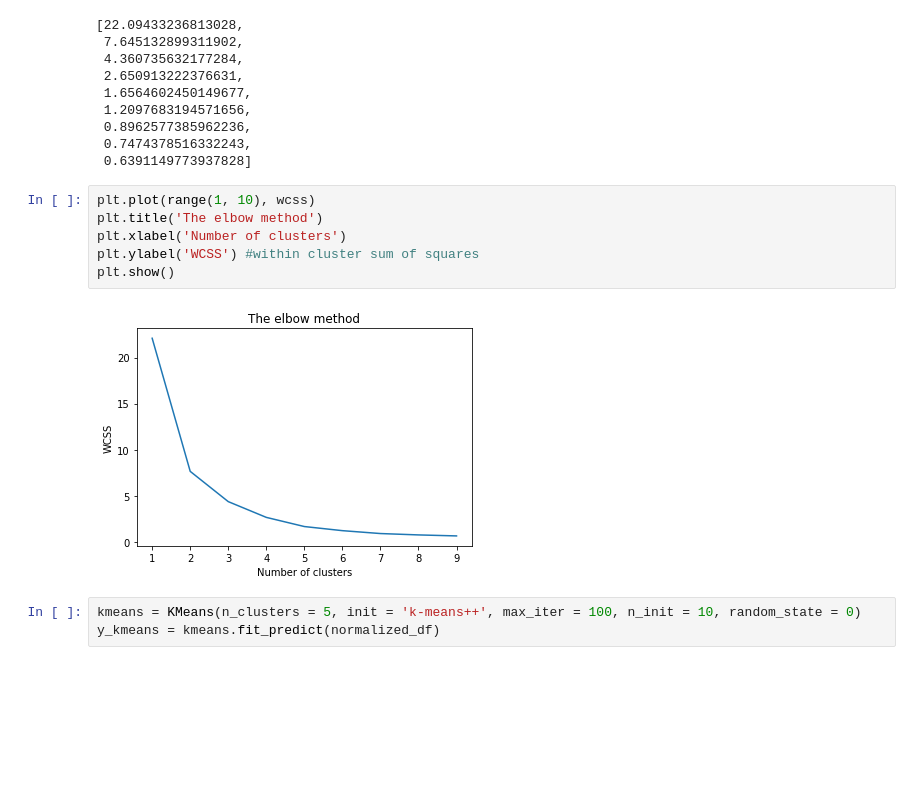
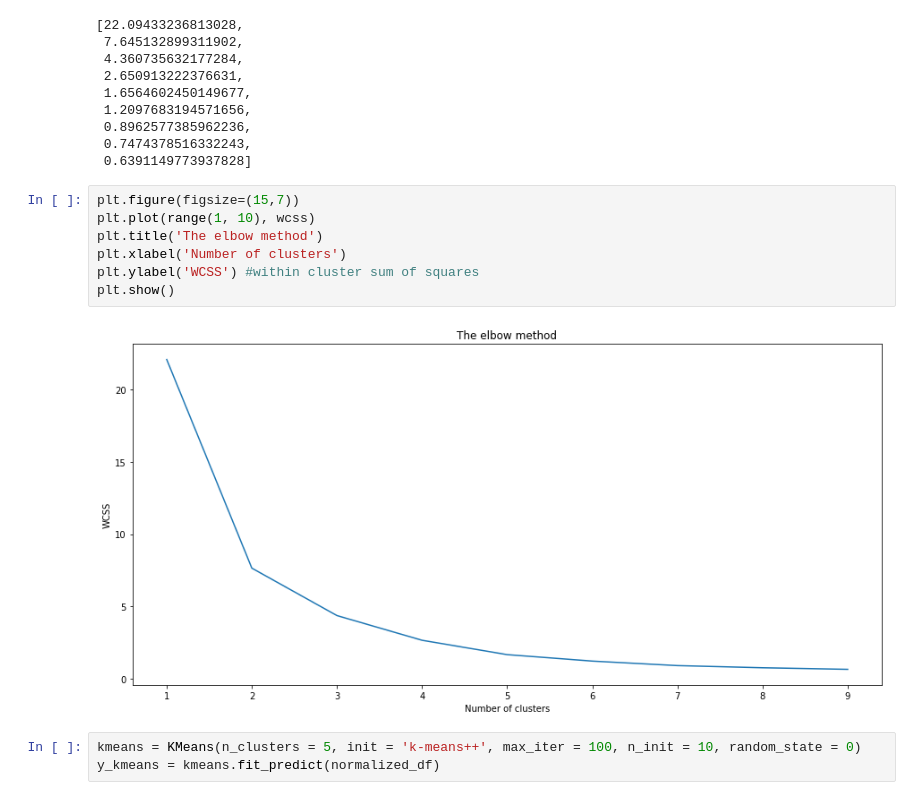
Before and after one commit to puneethegde72/Cluster-and-Fitting, a Jupyter notebook: Cluster and Fitting .ipynb, the cells around one changed output. Drawn from its saved outputs; the diff is of its cells as text; blank space fills up the shorter version.

```diff
--- a/Cluster and Fitting .ipynb
+++ b/Cluster and Fitting .ipynb
@@ -147,13 +147,14 @@ wcss
  0.7474378516332243,
  0.6391149773937828]
 # %%
+plt.figure(figsize=(15,7))
 plt.plot(range(1, 10), wcss)
 plt.title('The elbow method')
 plt.xlabel('Number of clusters')
 plt.ylabel('WCSS') #within cluster sum of squares
 plt.show()
 # %% [output]
-[figure, old version]
+[figure, new version]
 # %%
 kmeans = KMeans(n_clusters = 5, init = 'k-means++', max_iter = 100, n_init = 10, random_state = 0)
 y_kmeans = kmeans.fit_predict(normalized_df)
```
Also changed, not shown: parts of 7 cells of this notebook.
